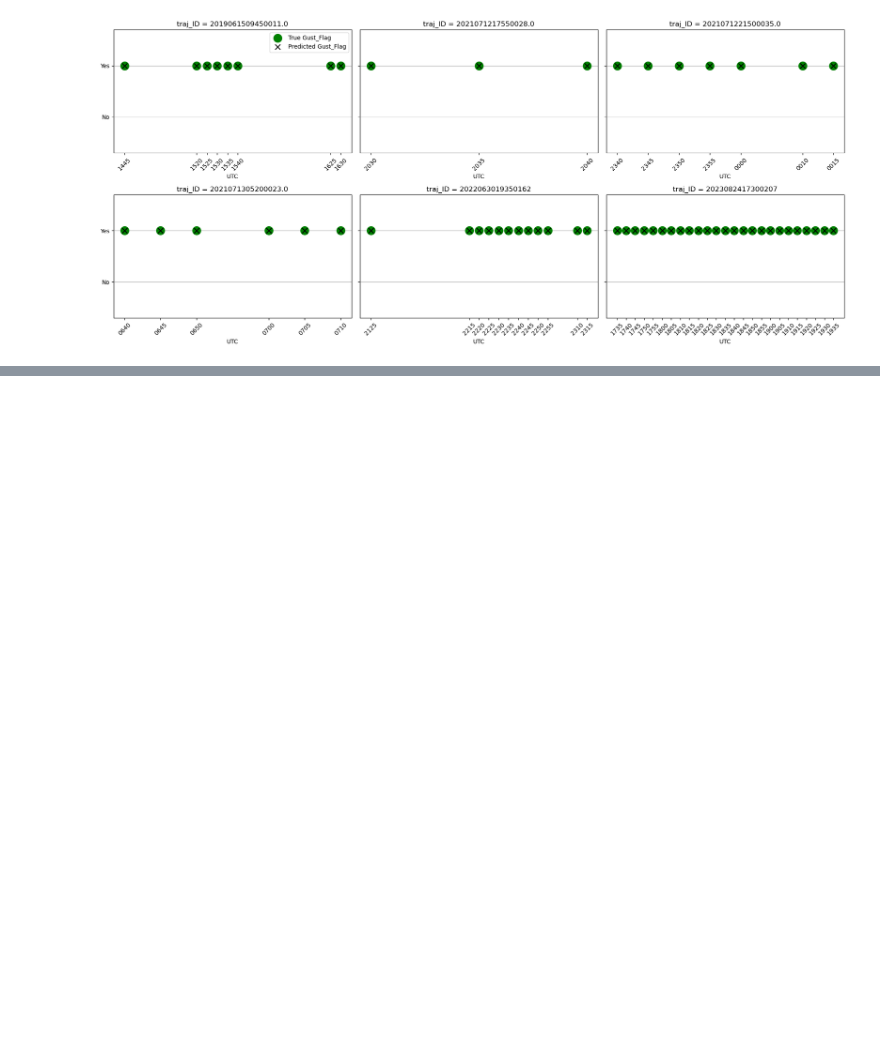
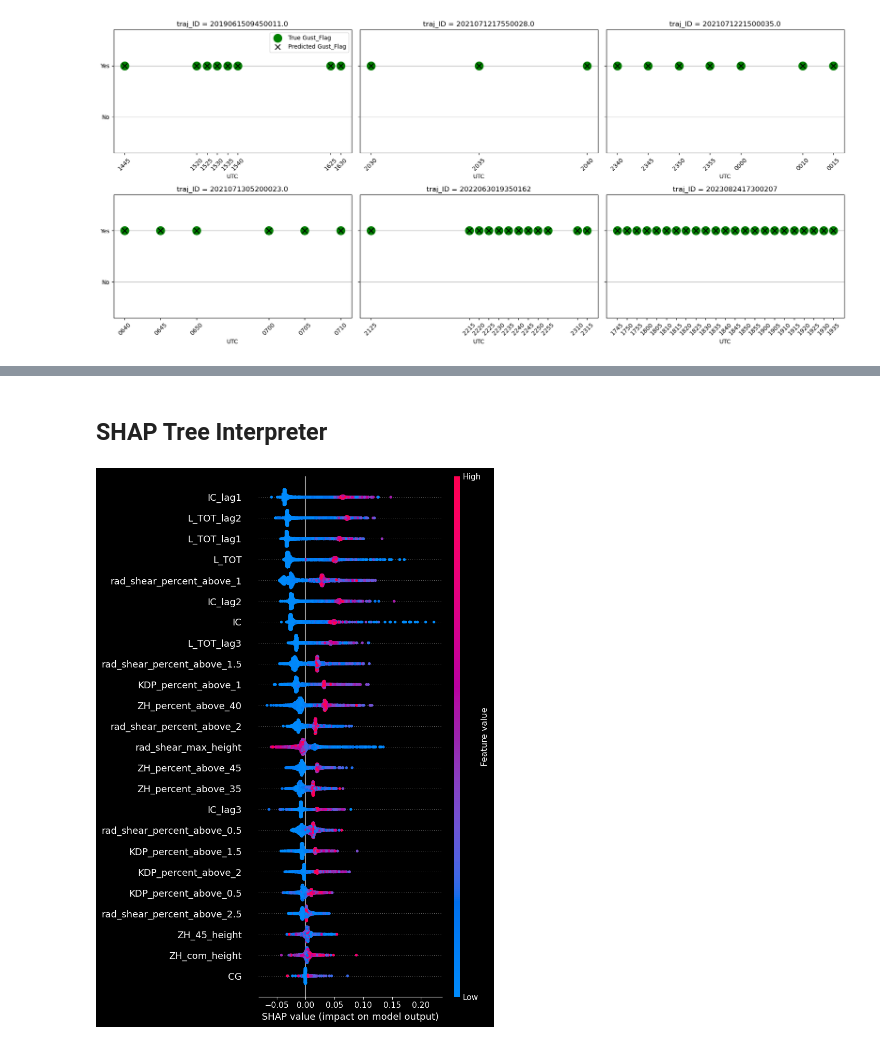
Before and after one commit to florianvalentinackermann/radar_windgusts, a Jupyter notebook: Machine_learning_intro.ipynb, the cells around one changed output, grey strips where cells are left out. Saved outputs shown, nothing was run; the diff lists cells and outputs as text; code cells hidden in the pictures; blank space fills up the shorter version.

```diff
--- a/Machine_learning_intro.ipynb
+++ b/Machine_learning_intro.ipynb
@@ -790,0 +2018,44 @@ plt.savefig(f'/users/fackerma/newproject1/figures/Model/Try_1.png', bbox_inches=
+# %% [markdown]
+## SHAP Tree Interpreter
+# %%
+# Create the explainer
+
+import shap  # package used to calculate Shap values
+
+# Create object that can calculate shap values
+explainer = shap.TreeExplainer(model)
+
+# calculate shap values. This is what we will plot.
+shap_values = explainer.shap_values(X_train)
+# %%
+import matplotlib.pyplot as plt
+import shap
+
+edgecolor = 'white'
+
+plt.rcParams.update({
+    'font.size': 18,           # Default text size
+    'axes.titlesize': 18,      # Axes title
+    'axes.labelsize': 18,      # X and Y labels
+    'xtick.labelsize': 18,     # X tick labels
+    'ytick.labelsize': 18,     # Y tick labels
+    'legend.fontsize': 18,     # Legend
+    'figure.titlesize': 18     # Figure title
+})
+
+plt.style.use('dark_background')
+
+plt.figure(figsize=(24, 20))
+shap.summary_plot(shap_values[:,:,1], X_train, plot_type="dot", show=False, max_display=200)
+
+ax = plt.gca()
+ax.set_xlabel(ax.get_xlabel(), color=edgecolor)  # Set x-axis label color to white
+ax.set_ylabel(ax.get_ylabel(), color=edgecolor)  # Set y-axis label color to white
+ax.tick_params(axis='x', colors=edgecolor)       # Set x-tick color to white
+ax.tick_params(axis='y', colors=edgecolor)       # Set y-tick color to white
+
+
+plt.tight_layout()
+#plt.savefig("/users/fackerma/newproject1/figures/Model/SHAP_Summary_2.png", bbox_inches='tight', dpi=200)
+# %% [output]
+[figure, added]
```
Also changed, not shown: parts of 43 cells of this notebook, 7 other files.
